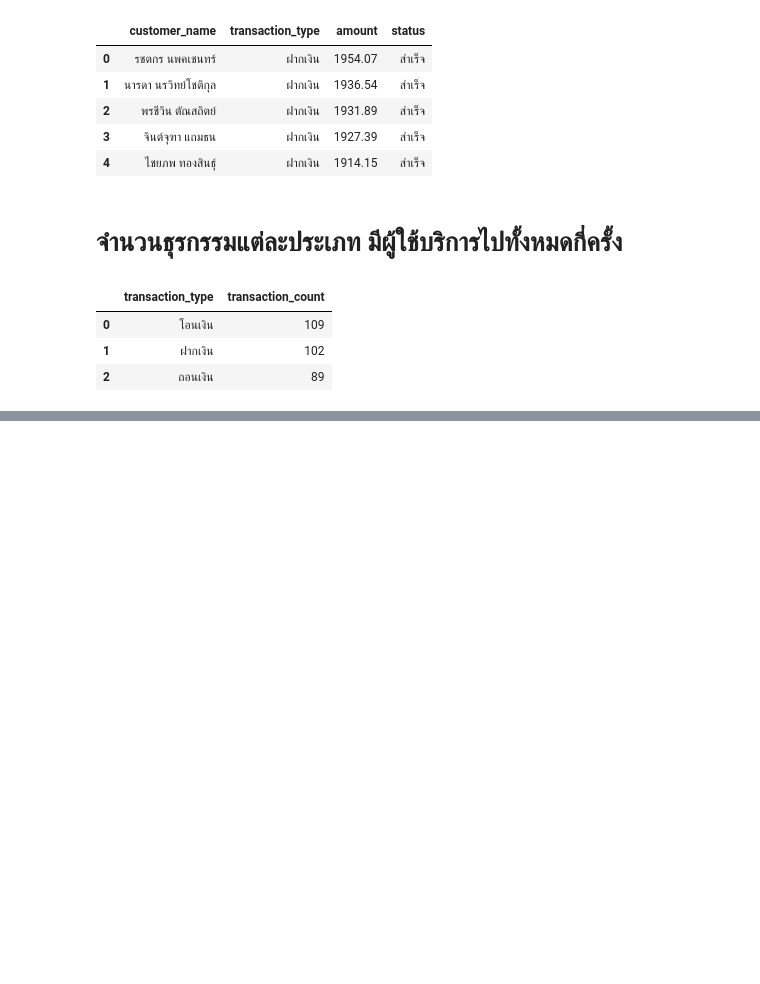
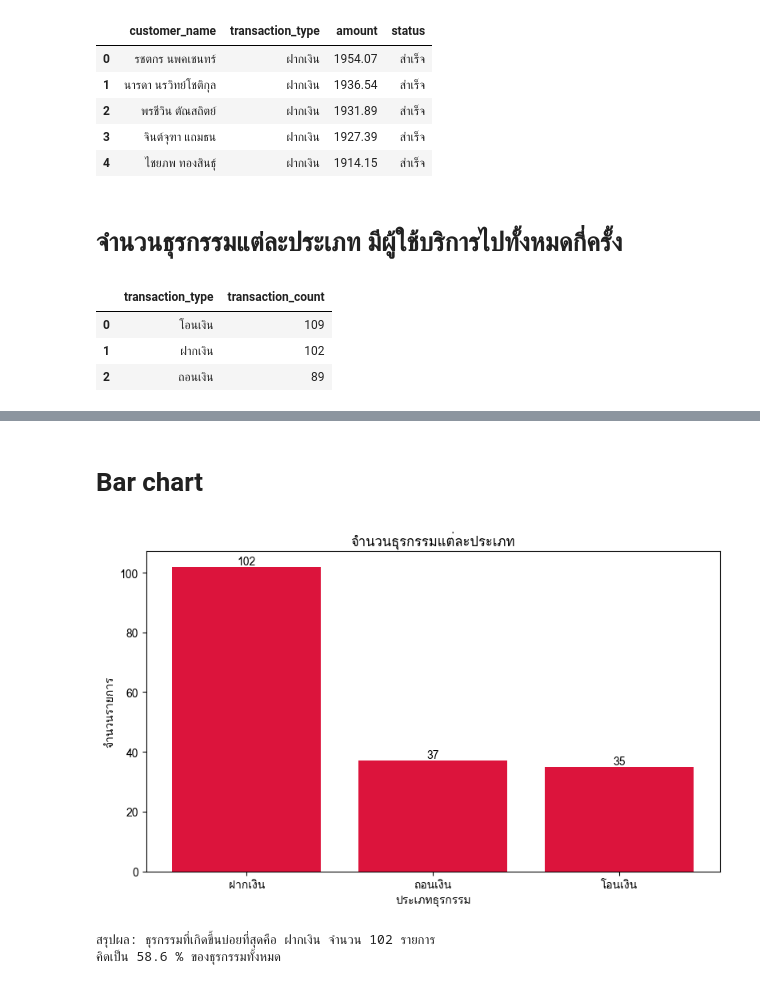
Before and after one commit to natchanant-arch/Project_Savings_Cooperative, a Jupyter notebook: FINAL_PRO.ipynb, the cells around one changed output, grey strips where cells are left out. Cells and saved outputs as stored; diff of their text form; code cells hidden in the pictures; blank space fills up the shorter version.

```diff
--- a/FINAL_PRO.ipynb
+++ b/FINAL_PRO.ipynb
@@ -925,0 +920,4 @@ project_id = "academic-works-506403-n9"
+# %%
+import pandas as pd
+df = pd.read_csv("https://raw.githubusercontent.com/natchanant-arch/Project_Savings_Cooperative/refs/heads/First/%E0%B8%AA%E0%B8%AB%E0%B8%81%E0%B8%A3%E0%B8%93%E0%B9%8C%E0%B8%AD%E0%B8%AD%E0%B8%A1%E0%B8%97%E0%B8%A3%E0%B8%B1%E0%B8%9E%E0%B8%A2%E0%B9%8C.csv")
+df
@@ -925,0 +940,15 @@ project_id = "academic-works-506403-n9"
+# %%
+# ลบรายการที่ไม่สำเร็จ
+df_clean = df[df['status'] == 'สำเร็จ'].copy()
+
+# ตรวจสอบจำนวนข้อมูลก่อน Clean
+print("จำนวนข้อมูลก่อน Clean:", len(df))
+
+# ตรวจสอบจำนวนข้อมูลหลัง Clean
+print("จำนวนข้อมูลหลัง Clean:", len(df_clean))
+
+removed = len(df) - len(df_clean)
+print("ลบรายการที่ไม่สำเร็จออก:", removed, "รายการ")
+
+# แสดงข้อมูลที่ Clean แล้ว
+df_clean
@@ -925,0 +972,35 @@ project_id = "academic-works-506403-n9"
+# %% [markdown]
+# **Bar chart**
+# %%
+# นับจำนวนธุรกรรมแต่ละประเภท
+transaction_counts = df_clean['transaction_type'].value_counts()
+
+# สร้างกราฟ
+plt.figure(figsize=(8, 5))
+bars = plt.bar(transaction_counts.index,transaction_counts.values, color = "crimson")
+
+# แสดงจำนวนบนปลายแท่งด้วย plt.text()
+for bar in bars:
+    height = bar.get_height()
+    plt.text(bar.get_x() + bar.get_width() / 2,height,str(int(height)),ha='center',va='bottom')
+
+# ตั้งชื่อกราฟและแกน
+plt.title('จำนวนธุรกรรมแต่ละประเภท')
+plt.xlabel('ประเภทธุรกรรม')
+plt.ylabel('จำนวนรายการ')
+
+plt.tight_layout()
+plt.show()
+
+# สรุปผลเชื่อมโยงกับข้อมูลจริง (Bar chart)
+top_type = transaction_counts.idxmax()
+top_count = transaction_counts.max()
+top_pct = top_count / transaction_counts.sum() * 100
+
+print()
+print("สรุปผล: ธุรกรรมที่เกิดขึ้นบ่อยที่สุดคือ", top_type, "จำนวน", top_count, "รายการ")
+print("คิดเป็น", round(top_pct, 1), "% ของธุรกรรมทั้งหมด")
+# %% [output]
+[figure, added]
+สรุปผล: ธุรกรรมที่เกิดขึ้นบ่อยที่สุดคือ ฝากเงิน จำนวน 102 รายการ
+คิดเป็น 58.6 % ของธุรกรรมทั้งหมด
```
Also changed, not shown: parts of 20 cells of this notebook.
